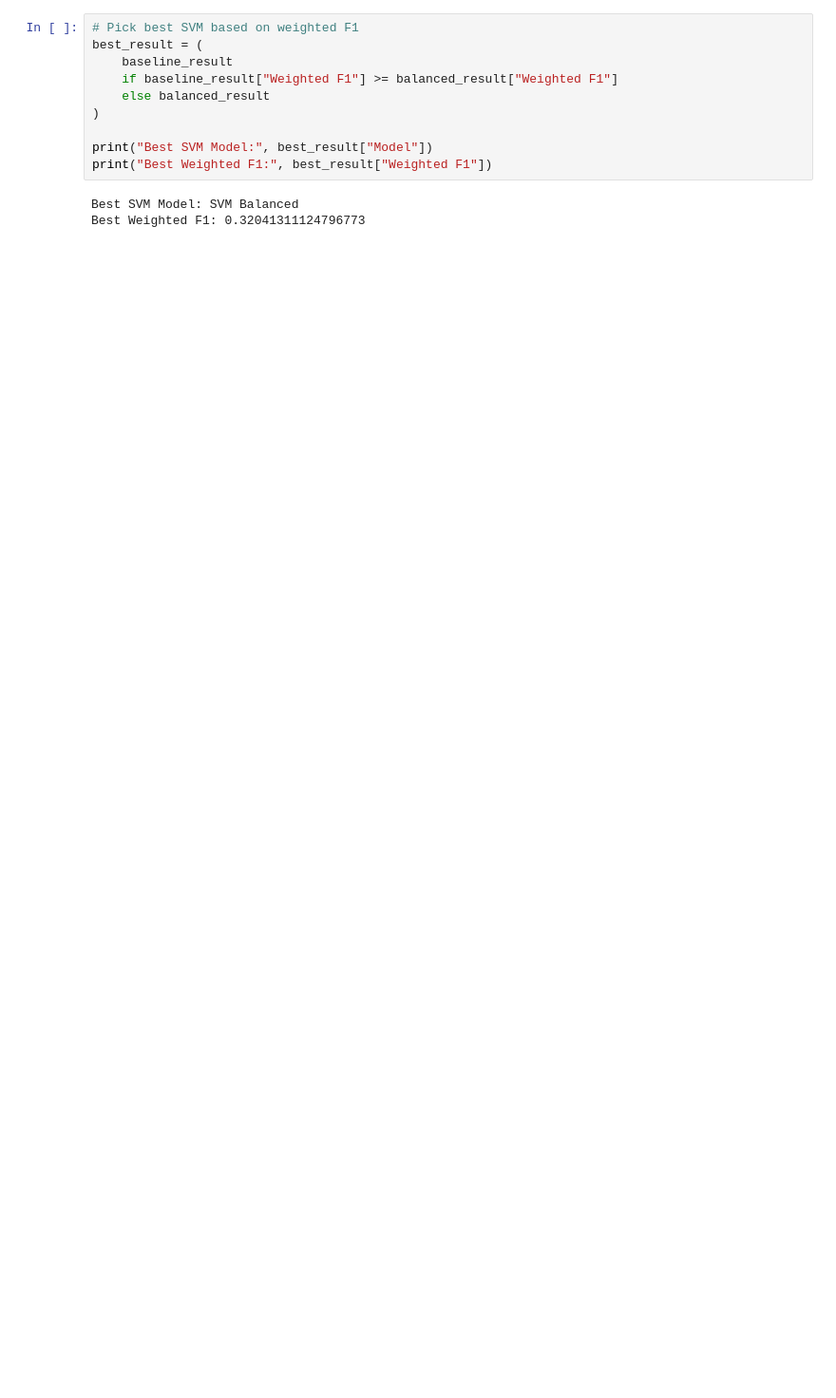
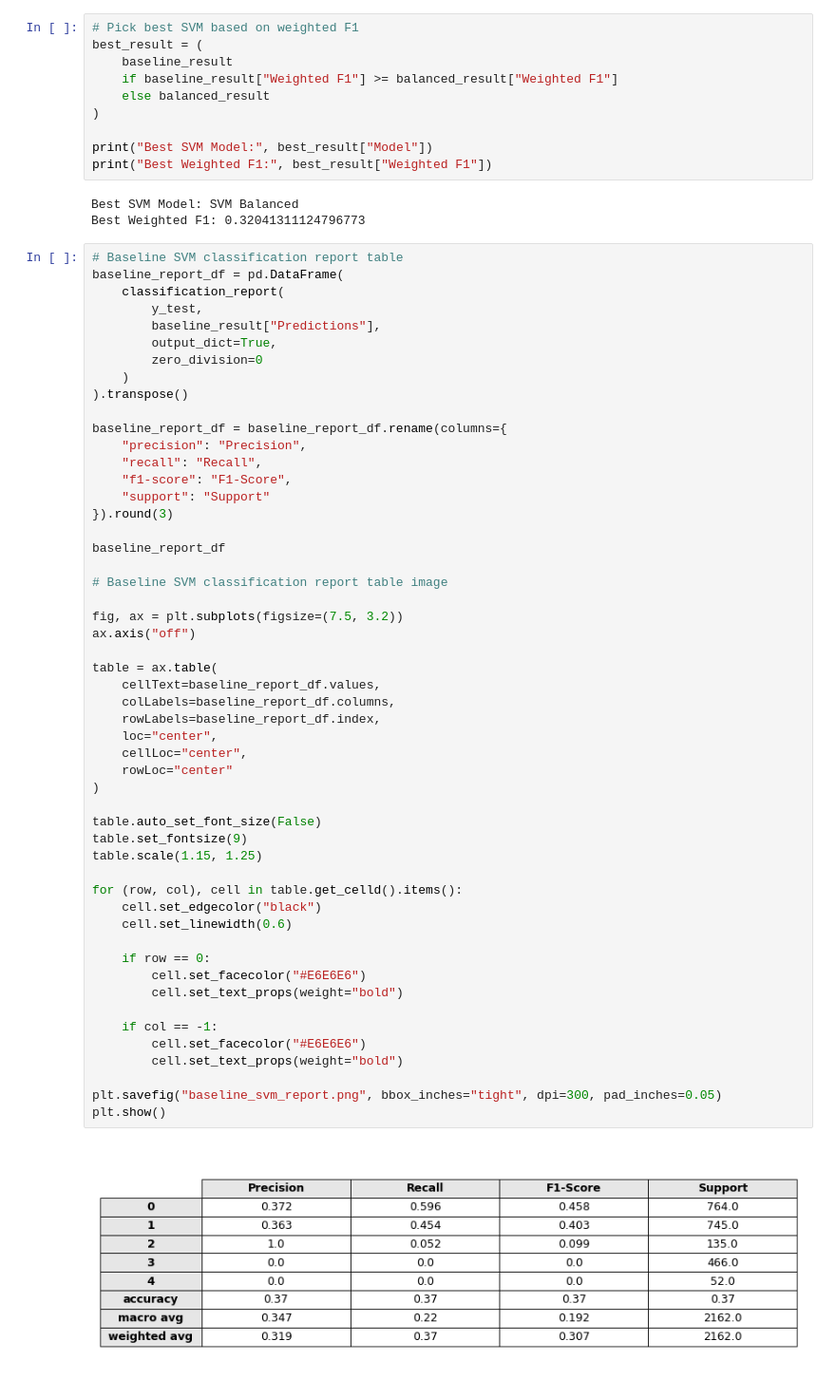
Before and after one commit to AngelaLee03/ProjectFinalReport, a Jupyter notebook: models/SVM.ipynb, the cells around one changed output. Shown at 95% size. Saved outputs shown, nothing was run; the diff lists cells and outputs as text; blank space fills up the shorter version.

```diff
--- a/models/SVM.ipynb
+++ b/models/SVM.ipynb
@@ -334,3 +336,57 @@ print("Best Weighted F1:", best_result["Weighted F1"])
 # %% [output]
 Best SVM Model: SVM Balanced
 Best Weighted F1: 0.32041311124796773
+# %%
+# Baseline SVM classification report table
+baseline_report_df = pd.DataFrame(
+    classification_report(
+        y_test,
+        baseline_result["Predictions"],
+        output_dict=True,
+        zero_division=0
+    )
+).transpose()
+
+baseline_report_df = baseline_report_df.rename(columns={
+    "precision": "Precision",
+    "recall": "Recall",
+    "f1-score": "F1-Score",
+    "support": "Support"
+}).round(3)
+
+baseline_report_df
+
+# Baseline SVM classification report table image
+
+fig, ax = plt.subplots(figsize=(7.5, 3.2))
+ax.axis("off")
+
+table = ax.table(
+    cellText=baseline_report_df.values,
+    colLabels=baseline_report_df.columns,
+    rowLabels=baseline_report_df.index,
+    loc="center",
+    cellLoc="center",
+    rowLoc="center"
+)
+
+table.auto_set_font_size(False)
+table.set_fontsize(9)
+table.scale(1.15, 1.25)
+
+for (row, col), cell in table.get_celld().items():
+    cell.set_edgecolor("black")
+    cell.set_linewidth(0.6)
+
+    if row == 0:
+        cell.set_facecolor("#E6E6E6")
+        cell.set_text_props(weight="bold")
+
+    if col == -1:
+        cell.set_facecolor("#E6E6E6")
+        cell.set_text_props(weight="bold")
+
+plt.savefig("baseline_svm_report.png", bbox_inches="tight", dpi=300, pad_inches=0.05)
+plt.show()
+# %% [output]
+[figure, added]
```
Also changed, not shown: parts of 5 cells of this notebook, 2 other files.
